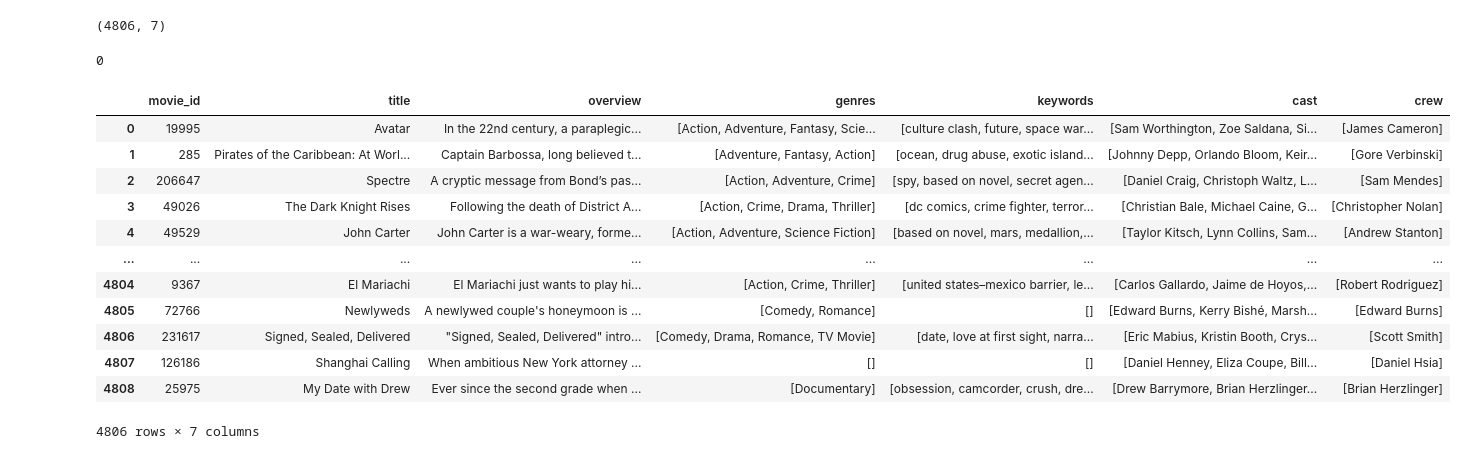
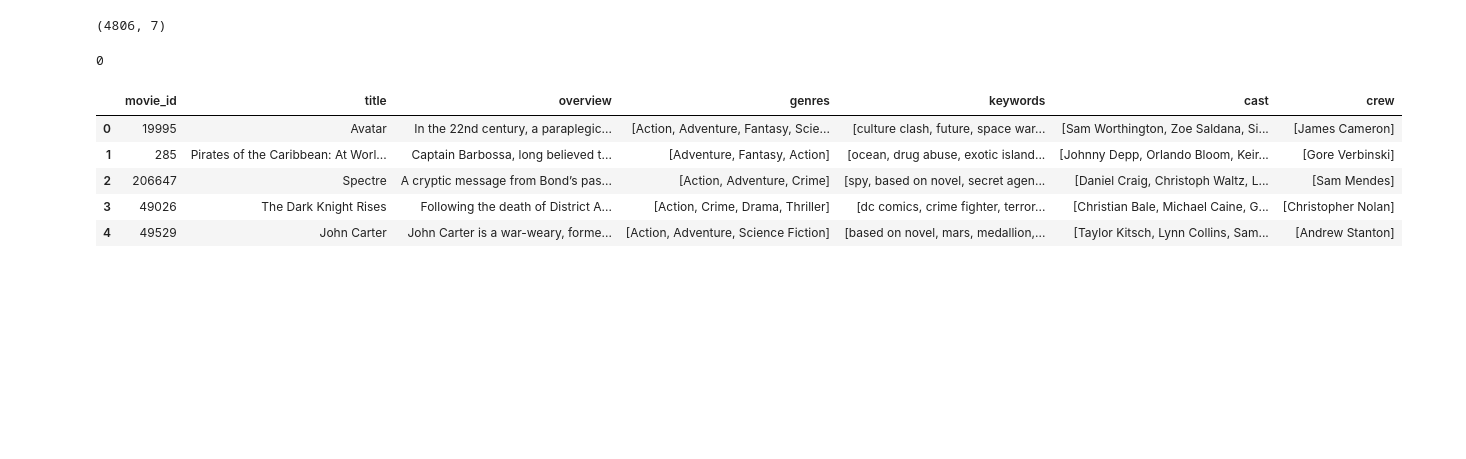
Before and after one commit to Narius2030/Recommendation-System, a Jupyter notebook: recommendsys.ipynb, the cells around one changed output. Cells and saved outputs as stored; diff of their text form; code cells hidden in the pictures; blank space fills up the shorter version.

```diff
--- a/recommendsys.ipynb
+++ b/recommendsys.ipynb
@@ -177,18 +177,11 @@ def get_directors(text):
 # %%
 tmdb['crew'] = tmdb['crew'].apply(get_directors)
 # %%
-tmdb
+tmdb.head()
 # %% [output]
 |  | movie_id | title | overview | genres | keywords | cast | crew |
 | 0 | 19995 | Avatar | In the 22nd century, a paraplegic... | [Action, Adventure, Fantasy, Scie... | [culture clash, future, space war... | [Sam Worthington, Zoe Saldana, Si... | [James Cameron] |
 | 1 | 285 | Pirates of the Caribbean: At Worl... | Captain Barbossa, long believed t... | [Adventure, Fantasy, Action] | [ocean, drug abuse, exotic island... | [Johnny Depp, Orlando Bloom, Keir... | [Gore Verbinski] |
 | 2 | 206647 | Spectre | A cryptic message from Bond’s pas... | [Action, Adventure, Crime] | [spy, based on novel, secret agen... | [Daniel Craig, Christoph Waltz, L... | [Sam Mendes] |
 | 3 | 49026 | The Dark Knight Rises | Following the death of District A... | [Action, Crime, Drama, Thriller] | [dc comics, crime fighter, terror... | [Christian Bale, Michael Caine, G... | [Christopher Nolan] |
 | 4 | 49529 | John Carter | John Carter is a war-weary, forme... | [Action, Adventure, Science Fiction] | [based on novel, mars, medallion,... | [Taylor Kitsch, Lynn Collins, Sam... | [Andrew Stanton] |
-| ... | ... | ... | ... | ... | ... | ... | ... |
-| 4804 | 9367 | El Mariachi | El Mariachi just wants to play hi... | [Action, Crime, Thriller] | [united states–mexico barrier, le... | [Carlos Gallardo, Jaime de Hoyos,... | [Robert Rodriguez] |
-| 4805 | 72766 | Newlyweds | A newlywed couple's honeymoon is ... | [Comedy, Romance] | [] | [Edward Burns, Kerry Bishé, Marsh... | [Edward Burns] |
-| 4806 | 231617 | Signed, Sealed, Delivered | "Signed, Sealed, Delivered" intro... | [Comedy, Drama, Romance, TV Movie] | [date, love at first sight, narra... | [Eric Mabius, Kristin Booth, Crys... | [Scott Smith] |
-| 4807 | 126186 | Shanghai Calling | When ambitious New York attorney ... | [] | [] | [Daniel Henney, Eliza Coupe, Bill... | [Daniel Hsia] |
-| 4808 | 25975 | My Date with Drew | Ever since the second grade when ... | [Documentary] | [obsession, camcorder, crush, dre... | [Drew Barrymore, Brian Herzlinger... | [Brian Herzlinger] |
-4806 rows × 7 columns
```
Also changed, not shown: parts of 9 cells of this notebook.
